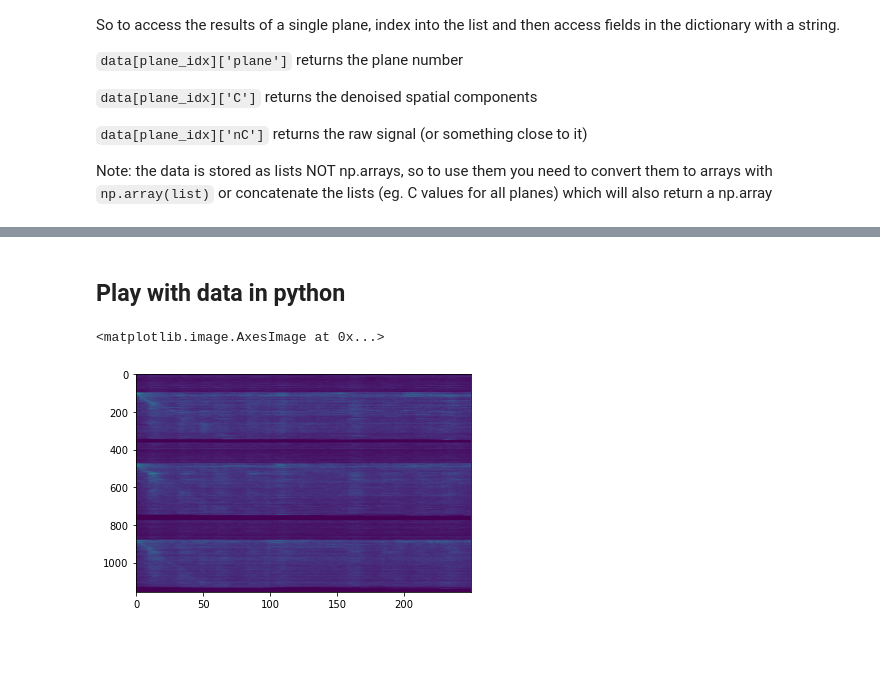
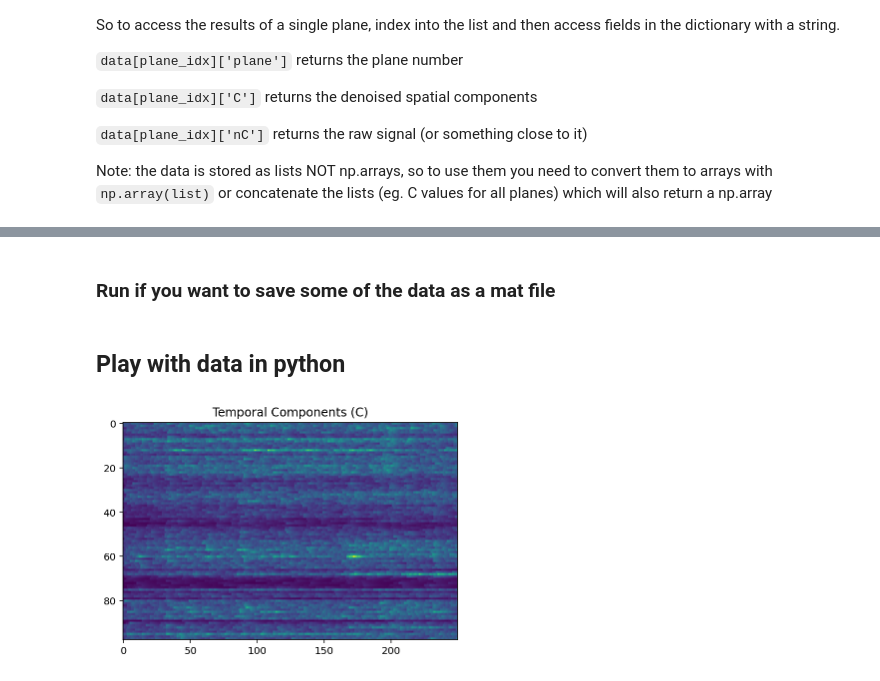
Before and after one commit to willyh101/live2p, a Jupyter notebook: notebooks/offline notebook.ipynb, the cells around one changed output, grey strips where cells are left out. Cells and saved outputs as stored; diff of their text form; code cells hidden in the pictures; blank space fills up the shorter version.

Commit message:
update for single plane

```diff
--- a/notebooks/offline notebook.ipynb
+++ b/notebooks/offline notebook.ipynb
@@ -21,11 +23,11 @@ logger.setLevel(live2p_loglevel) # sets live2p debug level
 # %%
 # experiment info
 # put the makeMasks3D image mat file in the folder with your data
-tiff_folder = 'e:/caiman_scratch/test_data/ori/data'
+tiff_folder = 'e:/caiman_scratch/test_data/single_plane/data'
 
 plane = 0 # index starts at 0 (for single plane)
-nplanes = 3 # for running multiple planes
-fr = 6.36
+nplanes = 1 # for running multiple planes
+fr = 30
 
 # x_start and x_end need to be the same or larger than what is in mm3d
 # x_start = 110
@@ -38,6 +40,7 @@ x_start, x_end = get_true_mm3d_range(mm3d_path)
 print(f'makeMasks3D range determine to be: {x_start} to {x_end} (pixels)')
 
 # pre-allocated frame buffer, per plane
+# make sure this is > than the number of frames in your experiment
 max_frames = 30000
 
 n_init = 500
@@ -48,7 +51,7 @@ params = {
     'fr': fr,
     'p': 1,  # deconv 0 is off, 1 is slow, 2 is fast
     'nb': 3,  # background compenents -> nb: 3 for complex
-    'decay_time': 1.0,  # sensor tau
+    'decay_time': 0.1,  # sensor tau
     'gSig': (5, 5),  # expected half size of neurons in pixels, very important for proper component detection
     'init_method': 'seeded',
     'motion_correct': True,
@@ -72,7 +75,9 @@ add_cells = {
     'update_num_comps':True
 }
 
-params = {**params, **add_cells}
+# uncomment and use if you want to add cells during the experiment
+# note: this may require re-running the CNMF fit to get trace data for detected cells before they were detected
+# params = {**params, **add_cells}
 # %%
 # run a single plane offline
 # result = run_plane_offline(plane, tiff_folder, params, x_start, x_end, n_init, max_frames)
@@ -197,7 +182,8 @@ import numpy as np
 import scipy.io as sio
 # %%
 # make CoMs have z_value
-planes = [0,1,2]
+# still run if you only have 1 plane
+planes = range(nplanes)
 # planes = [0, 30 60]
 
 locs = []
@@ -209,4 +195,5 @@ for i,dat in enumerate(data):
     locs.append(xyz)
 
 locs = np.vstack(locs)
+locs[:,0] -= x_start
 # %%
@@ -214,6 +202,8 @@ locs = np.vstack(locs)
 c = np.concatenate([dat['C'] for dat in data])
 nC = np.concatenate([dat['nC'] for dat in data])
 a = np.hstack([dat['A'] for dat in data])
+# %% [markdown]
+### Run if you want to save some of the data as a mat file
 # %%
 mat = {
     'c':c,
@@ -230,9 +220,10 @@ sio.savemat(fpath_to_save, mat)
 import matplotlib.pyplot as plt
 # %%
 plt.imshow(c[:,:250], aspect='auto')
+plt.title('Temporal Components (C)')
+plt.show()
 # %% [output]
-<matplotlib.image.AxesImage at 0x...>
-[figure, old version]
+[figure, new version]
 # %%
 randcells = np.random.choice(np.arange(c.shape[0]), 5, replace=False)
 fig, axes = plt.subplots(5,1, constrained_layout=True, figsize=(6,10))
```
Also changed, not shown: parts of 20 cells of this notebook, 2 other files.
